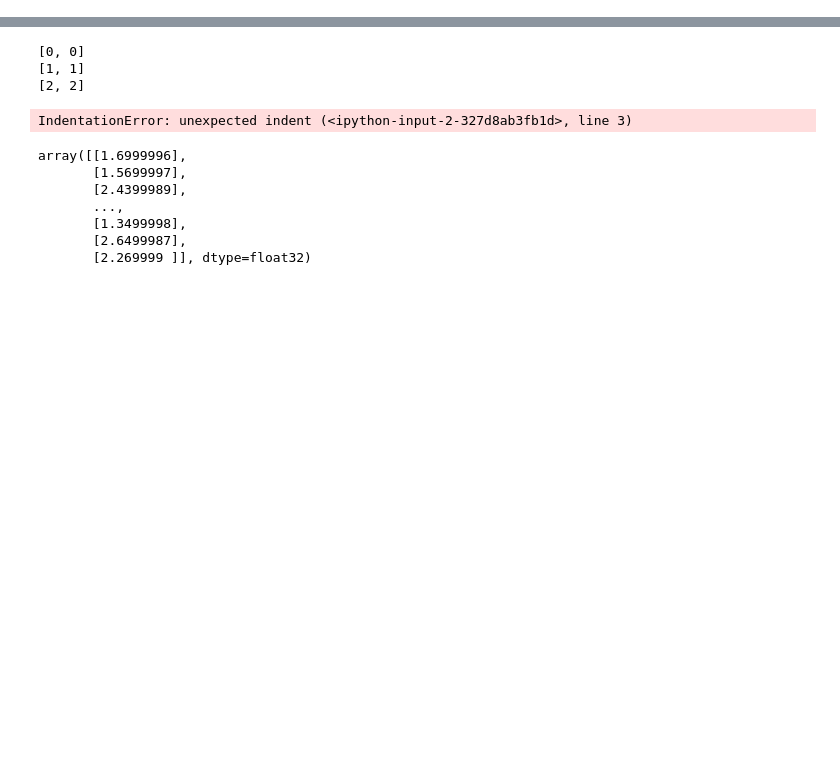
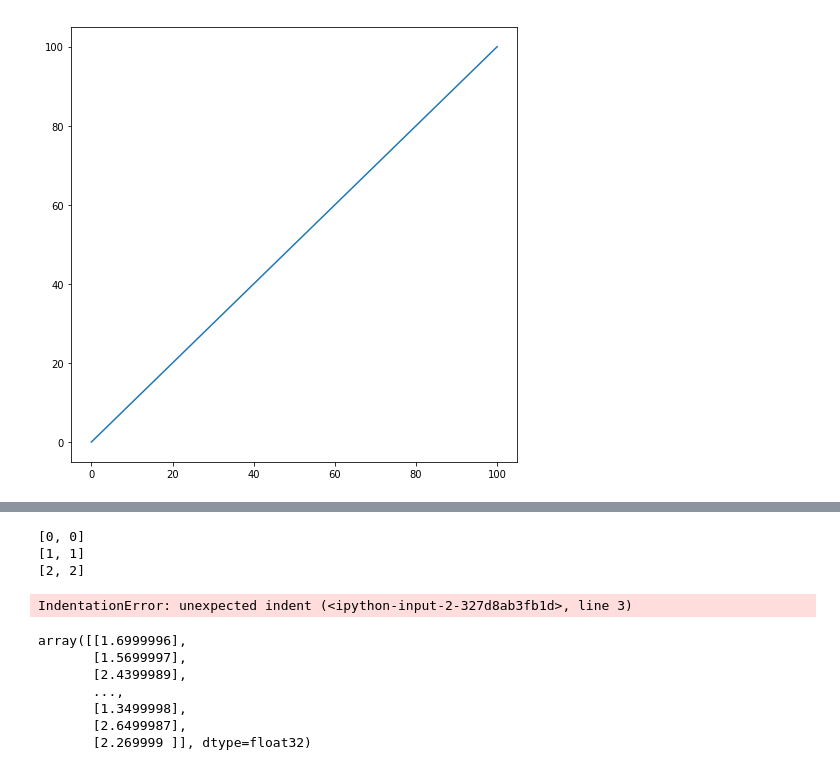
Before and after one commit to AlexanderFengler/nn_likelihoods, a Jupyter notebook: test_simulators.ipynb, the cells around one changed output, grey strips where cells are left out. Cells and saved outputs as stored; diff of their text form; code cells hidden in the pictures; blank space fills up the shorter version.

```diff
--- a/test_simulators.ipynb
+++ b/test_simulators.ipynb
@@ -31,0 +87,5 @@ from cdwiener import fptd
+# %%
+my_fig = return_plot_fun()
+save_plot_fun(plot = my_fig)
+# %% [output]
+[figure, added]
```
Also changed, not shown: parts of 6 cells of this notebook, 29 other files.
